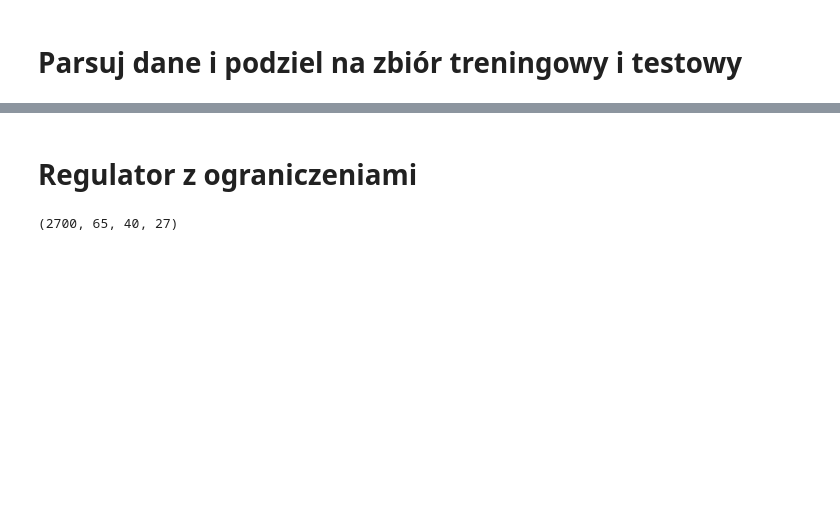
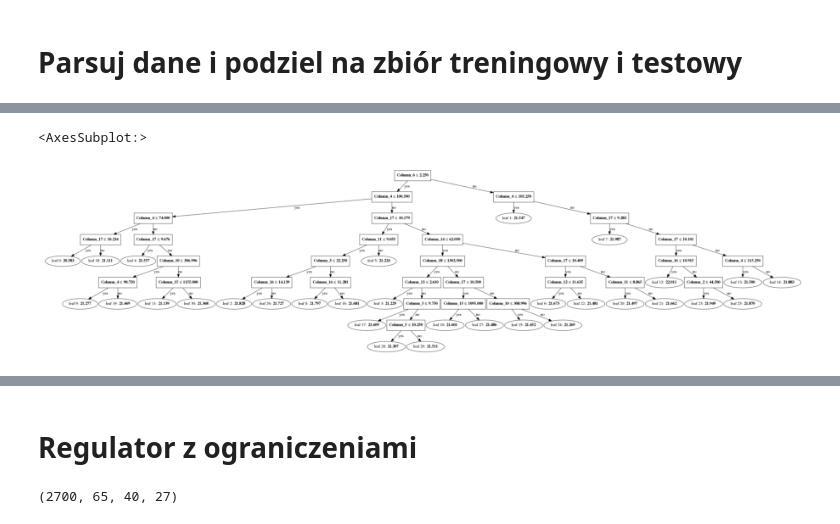
Before and after one commit to HARDCODED-PL/CuValley, a Jupyter notebook: Pipeline.ipynb, the cells around one changed output, grey strips where cells are left out. Saved outputs shown, nothing was run; the diff lists cells and outputs as text; code cells hidden in the pictures; blank space fills up the shorter version.

```diff
--- a/Pipeline.ipynb
+++ b/Pipeline.ipynb
@@ -88,0 +153,8 @@ Test:  -0.03679137153041164
+# %%
+import lightgbm
+
+
+lightgbm.plot_tree(hmg, figsize=(16,8), orientation='vertical')
+# %% [output]
+<AxesSubplot:>
+[figure, added]
```
Also changed, not shown: parts of 25 cells of this notebook, 8 other files.
